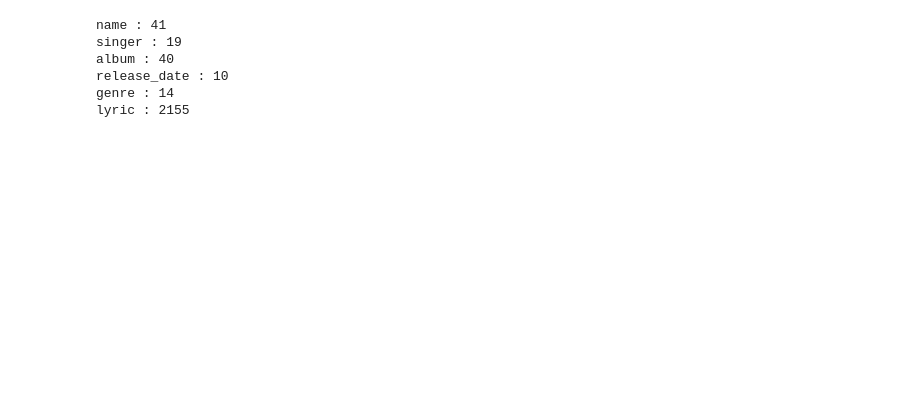
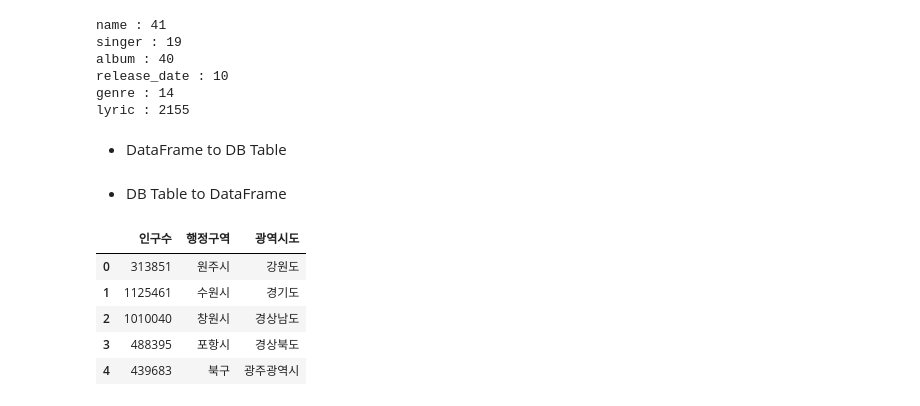
Before and after one commit to zzid/Cloud_MSA_Multicampus_Education_First_phase_python, a Jupyter notebook: Practice/Day_010/melon_songs_to_db.ipynb, the cells around one changed output. Drawn from its saved outputs; the diff is of its cells as text; code cells hidden in the pictures; blank space fills up the shorter version.

```diff
--- a/Practice/Day_010/melon_songs_to_db.ipynb
+++ b/Practice/Day_010/melon_songs_to_db.ipynb
@@ -90,4 +90,6 @@ album : 40
 release_date : 10
 genre : 14
 lyric : 2155
+# %% [markdown]
+* DataFrame to DB Table
 # %%
@@ -114,0 +119,24 @@ data_df.to_sql(name = 'songs', con = engine, if_exists= 'replace', index=True, i
+# %% [markdown]
+* DB Table to DataFrame
+# %%
+
+import pymysql
+import sqlalchemy
+pymysql.install_as_MySQLdb()
+from sqlalchemy import create_engine
+
+engine = create_engine("mysql+mysqldb://python:" + "python" + "@localhost/python_db"\
+    , encoding = 'utf-8')
+## mysql + mysqldb : ID  + Password + DB name
+conn = engine.connect()
+songs_df = pd.read_sql_table('maxpop', conn)
+conn.close()
+
+songs_df.head()
+# %% [output]
+|  | 인구수 | 행정구역 | 광역시도 |
+| 0 | 313851 | 원주시 | 강원도 |
+| 1 | 1125461 | 수원시 | 경기도 |
+| 2 | 1010040 | 창원시 | 경상남도 |
+| 3 | 488395 | 포항시 | 경상북도 |
+| 4 | 439683 | 북구 | 광주광역시 |
```
Also changed, not shown: parts of 4 cells of this notebook, 4 other files.
